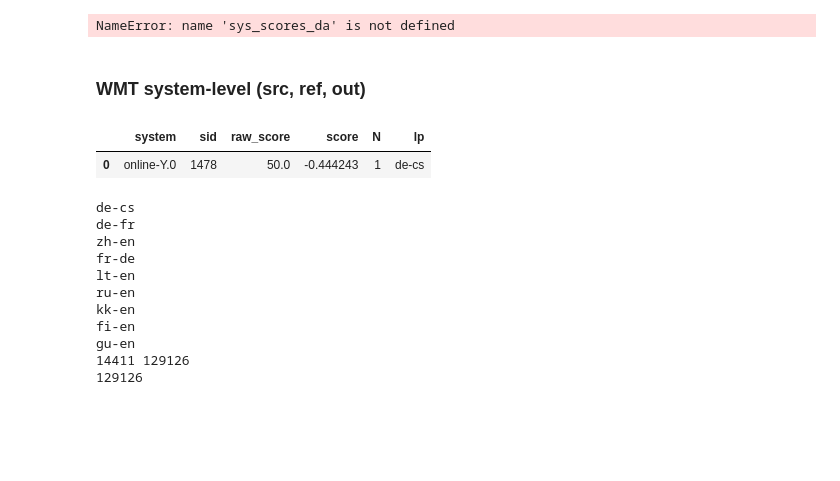
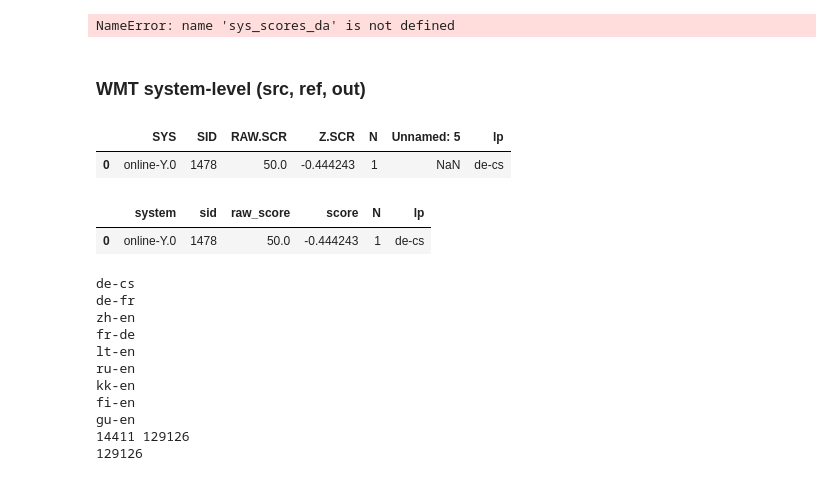
Before and after one commit to johntzwei/wmt16-19-metrics-shared-task, a Jupyter notebook: wmt19-data.ipynb, the cells around one changed output. Cells and saved outputs as stored; diff of their text form; code cells hidden in the pictures; blank space fills up the shorter version.

```diff
--- a/wmt19-data.ipynb
+++ b/wmt19-data.ipynb
@@ -233,6 +245,11 @@ NameError: name 'sys_scores_da' is not defined
 # are evaluated with vanilla DA.
 # %% [markdown]
 ### WMT system-level (src, ref, out)
+# %%
+raw_seg_scores_da.head(1)
+# %% [output]
+|  | SYS | SID | RAW.SCR | Z.SCR | N | Unnamed: 5 | lp |
+| 0 | online-Y.0 | 1478 | 50.0 | -0.444243 | 1 | NaN | de-cs |
 # %%
 raw_seg_scores_da = raw_seg_scores_da[['SYS','SID','RAW.SCR','Z.SCR','N','lp']]
 raw_seg_scores_da.columns = ['system', 'sid', 'raw_score', 'score', 'N', 'lp']
```
Also changed, not shown: parts of 5 cells of this notebook, 3 other files.
